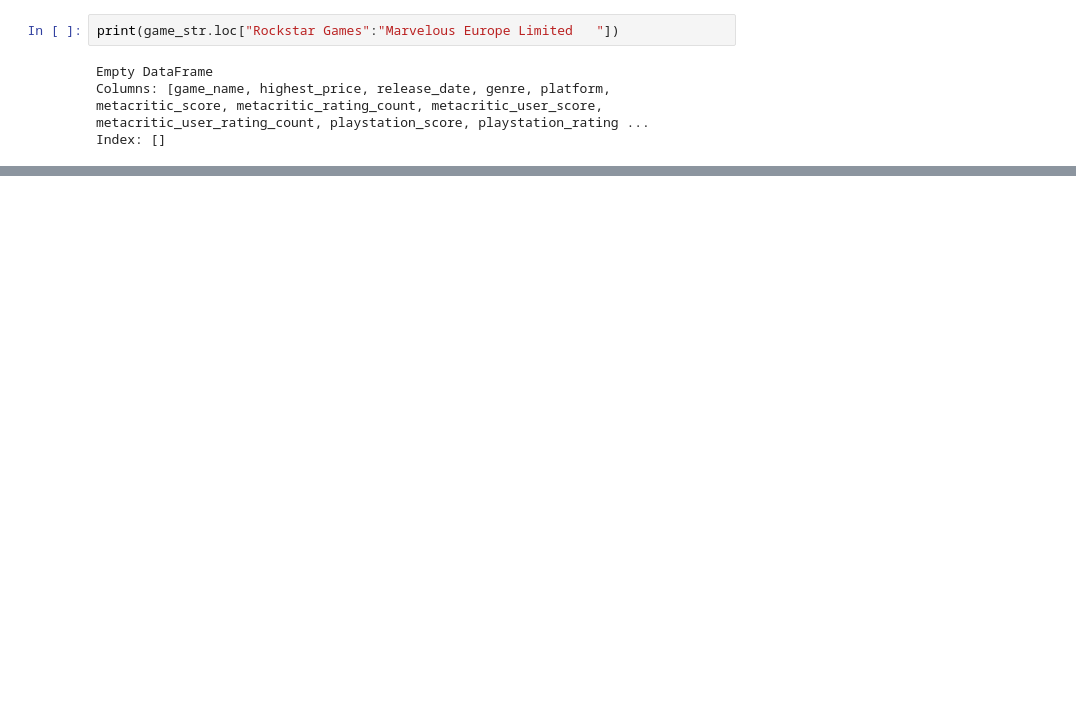
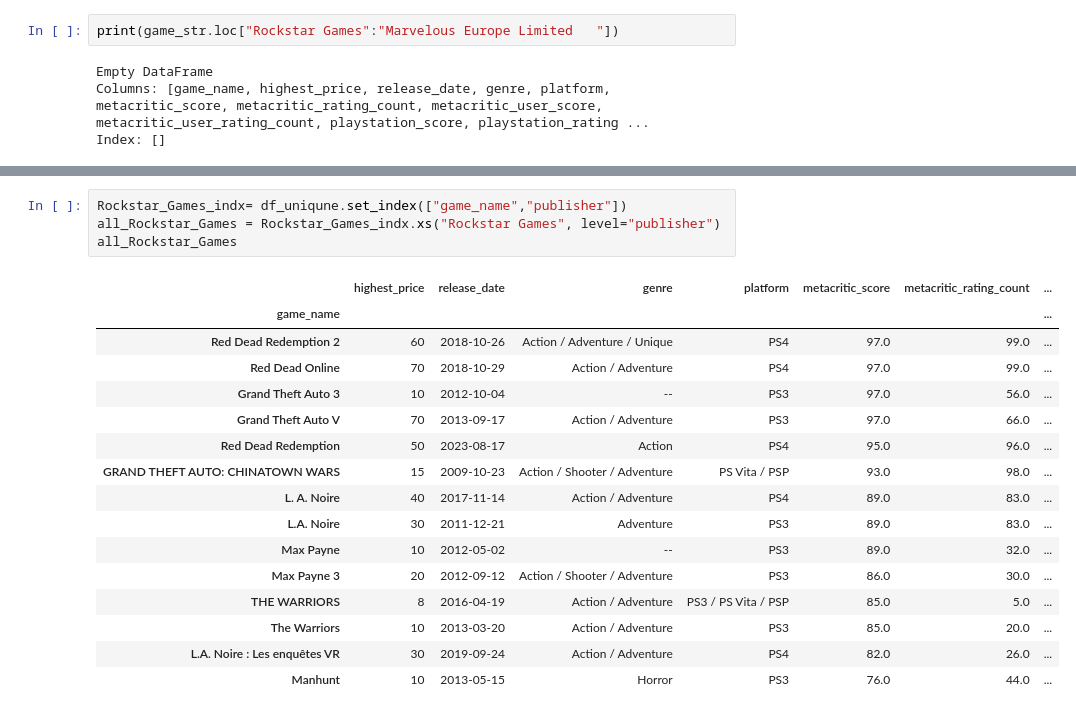
Before and after one commit to mirajgansi/game_detail, a Jupyter notebook: notebooks/analysis.ipynb, the cells around one changed output, grey strips where cells are left out. Drawn from its saved outputs; the diff is of its cells as text; blank space fills up the shorter version.

```diff
--- a/notebooks/analysis.ipynb
+++ b/notebooks/analysis.ipynb
@@ -411,0 +433,21 @@ Index: []
+# %%
+Rockstar_Games_indx= df_uniqune.set_index(["game_name","publisher"])
+all_Rockstar_Games = Rockstar_Games_indx.xs("Rockstar Games", level="publisher")
+all_Rockstar_Games
+# %% [output]
+|  | highest_price | release_date | genre | platform | metacritic_score | metacritic_rating_count | ... |
+| game_name |  |  |  |  |  |  | ... |
+| Red Dead Redemption 2 | 60 | 2018-10-26 | Action / Adventure / Unique | PS4 | 97.0 | 99.0 | ... |
+| Red Dead Online | 70 | 2018-10-29 | Action / Adventure | PS4 | 97.0 | 99.0 | ... |
+| Grand Theft Auto 3 | 10 | 2012-10-04 | -- | PS3 | 97.0 | 56.0 | ... |
+| Grand Theft Auto V | 70 | 2013-09-17 | Action / Adventure | PS3 | 97.0 | 66.0 | ... |
+| Red Dead Redemption | 50 | 2023-08-17 | Action | PS4 | 95.0 | 96.0 | ... |
+| GRAND THEFT AUTO: CHINATOWN WARS | 15 | 2009-10-23 | Action / Shooter / Adventure | PS Vita / PSP | 93.0 | 98.0 | ... |
+| L. A. Noire | 40 | 2017-11-14 | Action / Adventure | PS4 | 89.0 | 83.0 | ... |
+| L.A. Noire | 30 | 2011-12-21 | Adventure | PS3 | 89.0 | 83.0 | ... |
+| Max Payne | 10 | 2012-05-02 | -- | PS3 | 89.0 | 32.0 | ... |
+| Max Payne 3 | 20 | 2012-09-12 | Action / Shooter / Adventure | PS3 | 86.0 | 30.0 | ... |
+| THE WARRIORS | 8 | 2016-04-19 | Action / Adventure | PS3 / PS Vita / PSP | 85.0 | 5.0 | ... |
+| The Warriors | 10 | 2013-03-20 | Action / Adventure | PS3 | 85.0 | 20.0 | ... |
+| L.A. Noire : Les enquêtes VR | 30 | 2019-09-24 | Action / Adventure | PS4 | 82.0 | 26.0 | ... |
+| Manhunt | 10 | 2013-05-15 | Horror | PS3 | 76.0 | 44.0 | ... |
```
Also changed, not shown: parts of 23 cells of this notebook.
